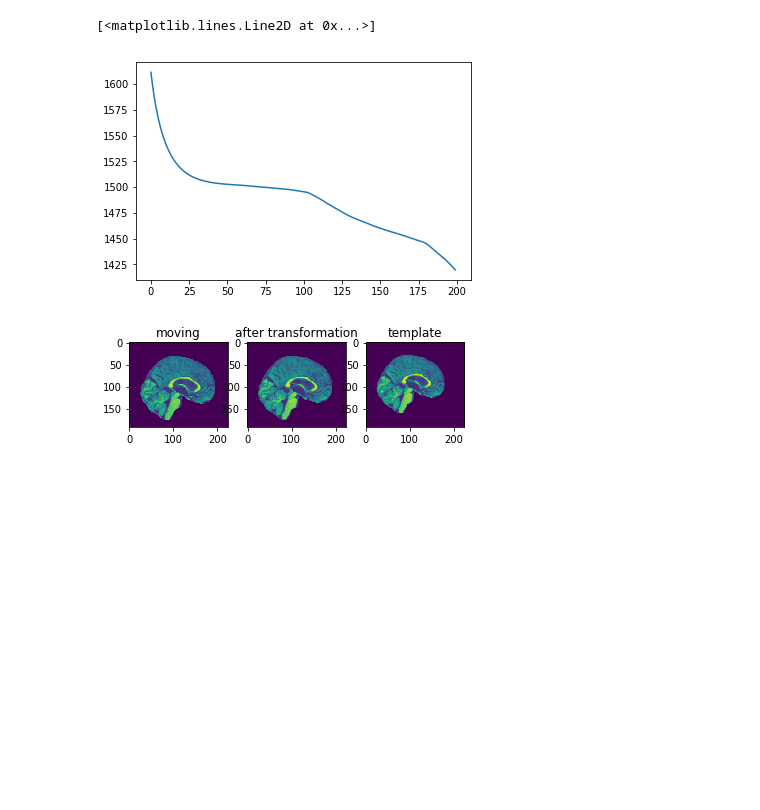
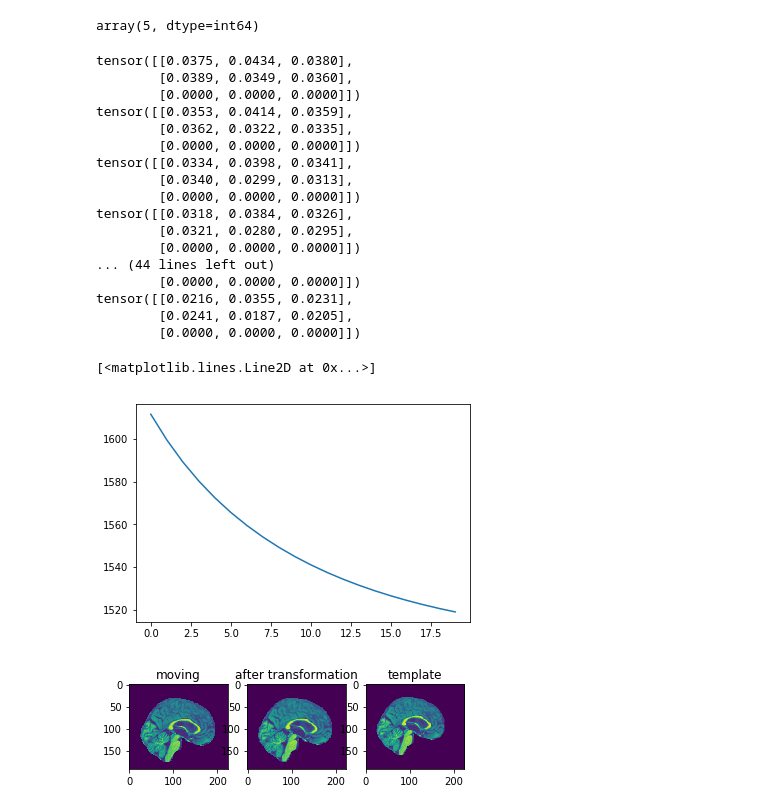
Before and after one commit to YuanHao97/Affine-Transform-Registration, a Jupyter notebook: affine pytorch 2D gradient check.ipynb, the cells around one changed output. Cells and saved outputs as stored; diff of their text form; code cells hidden in the pictures; blank space fills up the shorter version.

```diff
--- a/affine pytorch 2D.ipynb
+++ b/affine pytorch 2D gradient check.ipynb
@@ -52,6 +52,23 @@ def bilinear(img,xyprime):
     [k00,k01,k10,k11]=[img[LUX,LUY],img[LUX,LUY+1],img[LUX+1,LUY],img[LUX+1,LUY+1]]
     return (1-b)*(a*k01+(1-a)*k00)+b*(a*k11+(1-a)*k10)
 
+def gradient_check(img, template, matrix, gradient):
+    epsilon=1e-8
+    difference=t.zeros(matrix.shape)
+    for i in range(len(matrix)-1):
+        for j in range(len(matrix[0])):
+            theltaplus=V(t.tensor(matrix),False)
+            theltaminus=V(t.tensor(matrix),False)
+            theltaplus[i][j]+=epsilon
+            theltaminus[i][j]-=epsilon
+            J_plus=t.sum((affine_transform(img,theltaplus)-template)**2).detach().numpy()
+            J_minus=t.sum((affine_transform(img,theltaminus)-template)**2).detach().numpy()
+            gradapprox=(J_plus-J_minus)/(2*epsilon)
+            numerator = np.linalg.norm(gradient[i][j] - gradapprox)
+            denominator = np.linalg.norm(gradient[i][j]) + np.linalg.norm(gradapprox)
+            difference[i][j]=numerator/denominator
+    print(difference)
+
 def imshow(img, mov, ref):
     plt.subplot(1,3,1)
     plt.imshow(img)
@@ -72,35 +89,58 @@ mov=np.zeros((xsize,ysize))
 mov[10:65, 16:66] = 10
 mov[17:30, 18:32] = 20
 mov=V(t.tensor(mov),True)
+# %%
+a=t.tensor(5).cuda()
+a.cpu().detach().numpy()
+# %% [output]
+array(5, dtype=int64)
 # %%
 # MRI scale
 mov=plt.imread('MRI_2D/fixed1.png')
 mov=V(t.tensor(mov).double(),True)
 xsize,ysize=mov.shape
 angle=0
 angle_sin = math.sin(angle)
 angle_cos = math.cos(angle)
 transformMatrix = V(t.Tensor([[1.1, -0.0, 0.0],[0.0, 1.1, 0.0],[0.0, 0.0, 1.0]]).double(),True)
 template=affine_transform(mov,transformMatrix)
 loss=t.sum((mov-template)**2)
 loss.backward(retain_graph=True)
 step=1e-8
-iter=200
+iter=20
 mat=V(t.tensor([[1.0,0.0,0.0],[0.0,1.0,0],[0.0,0.0,1.0]]).double(),True)
 losses=[]
 for i in range(iter):
     tmplt=affine_transform(mov,mat)
     loss=t.sum((tmplt-template)**2)
     losses.append(loss)
     loss.backward(retain_graph=True)
     with t.no_grad():
         mat[:2,:2]-=step*mat.grad[:2,:2]
         mat[:2,2]-=step*mat.grad[:2,2]
+        gradient_check(mov, template, mat.detach().numpy(), mat.grad.detach().numpy())
         mat.grad.zero_()
 plt.plot(np.arange(iter), losses)
 # %% [output]
-[<matplotlib.lines.Line2D at 0x...>]
+tensor([[0.0375, 0.0434, 0.0380],
+        [0.0389, 0.0349, 0.0360],
+        [0.0000, 0.0000, 0.0000]])
+tensor([[0.0353, 0.0414, 0.0359],
+        [0.0362, 0.0322, 0.0335],
+        [0.0000, 0.0000, 0.0000]])
+tensor([[0.0334, 0.0398, 0.0341],
+        [0.0340, 0.0299, 0.0313],
+        [0.0000, 0.0000, 0.0000]])
+tensor([[0.0318, 0.0384, 0.0326],
+        [0.0321, 0.0280, 0.0295],
+        [0.0000, 0.0000, 0.0000]])
+... (44 lines left out)
+        [0.0000, 0.0000, 0.0000]])
+tensor([[0.0216, 0.0355, 0.0231],
+        [0.0241, 0.0187, 0.0205],
+        [0.0000, 0.0000, 0.0000]])
+[<matplotlib.lines.Line2D at 0x...>]
-[figure, old version]
+[figure, new version]
 # %%
 imshow(mov.detach().numpy(),tmplt.detach().numpy(),template.detach().numpy())
 # %% [output]
```
Also changed, not shown: parts of 2 cells of this notebook, 5 other files.
